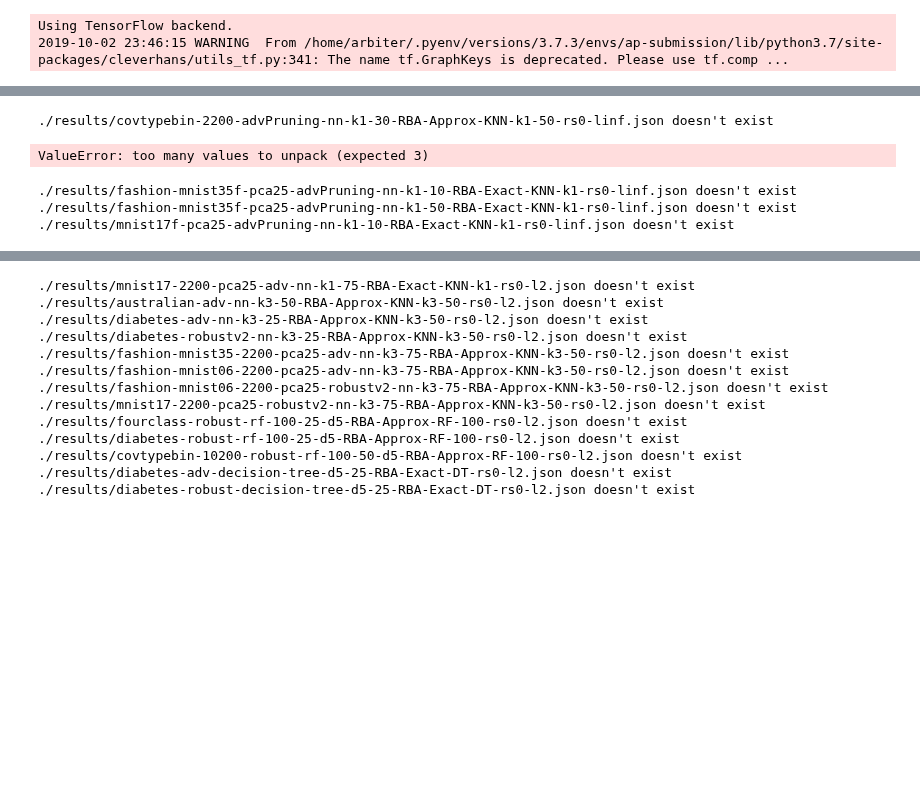
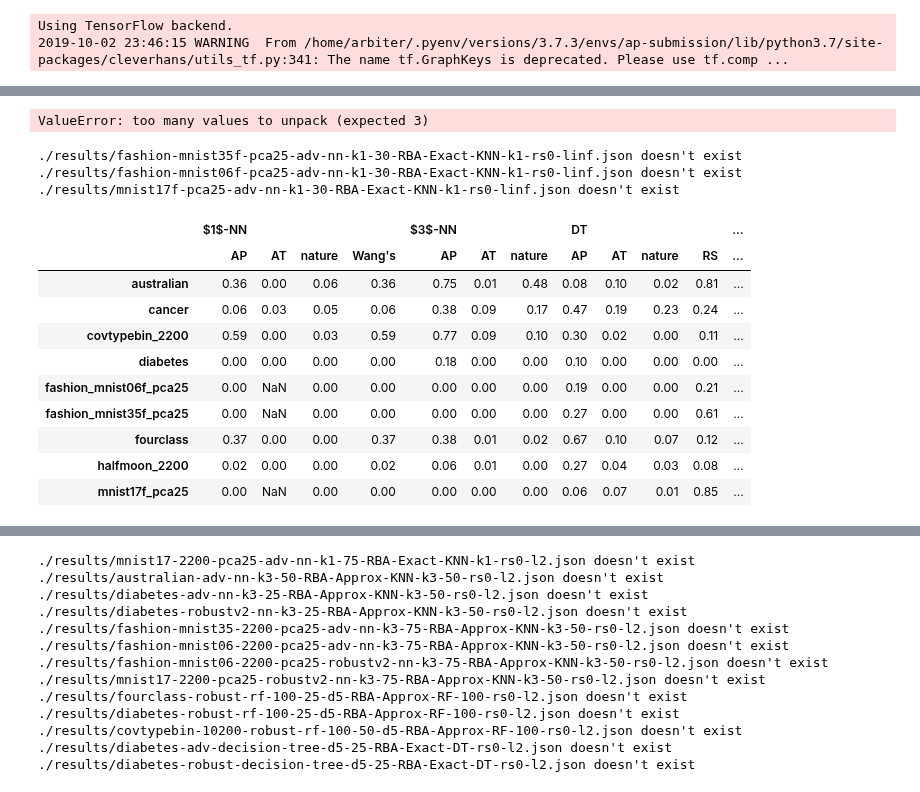
Before and after one commit to yangarbiter/adversarial-nonparametrics, a Jupyter notebook: plot.ipynb, the cells around one changed output, grey strips where cells are left out. Saved outputs shown, nothing was run; the diff lists cells and outputs as text; code cells hidden in the pictures; blank space fills up the shorter version.

```diff
--- a/plot.ipynb
+++ b/plot.ipynb
@@ -576,9 +575,8 @@ write_to_tex(attack_table(exp_name, grid_param), exp_name + '_table.tex')
 #_, exp_name, grid_param, _ = params_l2.compare_attacks()()
 #write_to_tex(attack_table(exp_name, grid_param), exp_name + '_table.tex')
 # %%
-exp_fns = [nn_k1_robustness_figs, nn_k3_robustness_figs, dt_robustness_figs, rf_robustness_figs,
-           params.nn_k1_approx_robustness_figs()]
-model_names = ["1-NN", "3-NN", "Decision tree", "Random forest", "1-NN"]
+exp_fns = [nn_k1_robustness_figs, nn_k3_robustness_figs, dt_robustness_figs, rf_robustness_figs]
+model_names = ["1-NN", "3-NN", "Decision tree", "Random forest"]
 def get_label_name(name):
     if 'advPruning' in name:
         return "AP"
@@ -666,8 +664,6 @@ write_to_tex(fig_str, 'defense_cmp_fig.tex')
 
 #fig_str = fig_paths_latex(transpose[5:], "defense-cmp2", caption)
 #write_to_tex(fig_str, 'defense_cmp2_fig.tex')
-# %% [output]
-./results/covtypebin-2200-advPruning-nn-k1-30-RBA-Approx-KNN-k1-50-rs0-linf.json doesn't exist
 # %%
 #_, exp_name, grid_param, _ = compare_nns()
 #
@@ -881,7 +877,62 @@ write_to_tex(table_str, exp_name + '_table.tex')
 #_, exp_name, _, _ = fn()
 #table_str = postprocess(fn, df, rename_columns, caption)
 #write_to_tex(table_str, exp_name + '_table.tex')
-# %% [output]
-./results/fashion-mnist35f-pca25-advPruning-nn-k1-10-RBA-Exact-KNN-k1-rs0-linf.json doesn't exist
-./results/fashion-mnist35f-pca25-advPruning-nn-k1-50-RBA-Exact-KNN-k1-rs0-linf.json doesn't exist
-./results/mnist17f-pca25-advPruning-nn-k1-10-RBA-Exact-KNN-k1-rs0-linf.json doesn't exist
+# %%
+_, exp_name, grid_params, _ = compare_defense()
+del grid_params[1]
+
+rename_columns = {
+    "knn1": ("$1$-NN", "nature"),
+    "adv_nn_k1_30": ("$1$-NN", "AT"),
+    "robustv2_nn_k1_30": ("$1$-NN", "Wang's"),
+    "advPruning_nn_k1_30": ("$1$-NN", "AP"),
+
+    "knn3": ("$3$-NN", "nature"),
+    "adv_nn_k3_30": ("$3$-NN", "AT"),
+    "advPruning_nn_k3_30": ("$3$-NN", "AP"),
+
+    "decision_tree_d5": ("DT", "nature"),
+    "adv_decision_tree_d5_30": ("DT", "AT"),
+    "robust_decision_tree_d5_30": ("DT", "RS"),
+    "advPruning_decision_tree_d5_30": ("DT", "AP"),
+
+    "random_forest_100_d5": ("RF", "nature"),
+    "adv_rf_100_30_d5": ("RF", "AT"),
+    "robust_rf_100_30_d5": ("RF", "RS"),
+    "advPruning_rf_100_30_d5": ("RF", "AP"),
+}
+
+def fun(elt):
+    if not elt:
+        return elt
+    for e in elt:
+        if e['eps'] == 0.3:
+            return e['tst_acc']
+    return elt
+
+table = []
+for grid_param in grid_params:
+    df = params_to_dataframe(grid_param, columns=[("tst_score"), 'results'])
+    df['results'] = df['results'].map(fun)
+    ret = {}
+    for dataset, d in df.groupby("dataset"):
+        ret.setdefault(dataset, {})
+        for model_name, md in d.groupby("model"):
+            ret[dataset][rename_columns[model_name]] = md['results'].values[0]
+    table.append(pd.DataFrame.from_dict(ret, orient='index'))
+pd.concat(table, axis=1)
+# %% [output]
+./results/fashion-mnist35f-pca25-adv-nn-k1-30-RBA-Exact-KNN-k1-rs0-linf.json doesn't exist
+./results/fashion-mnist06f-pca25-adv-nn-k1-30-RBA-Exact-KNN-k1-rs0-linf.json doesn't exist
+./results/mnist17f-pca25-adv-nn-k1-30-RBA-Exact-KNN-k1-rs0-linf.json doesn't exist
+|  | $1$-NN |  |  |  | $3$-NN |  |  | DT |  |  |  | ... |
+|  | AP | AT | nature | Wang's | AP | AT | nature | AP | AT | nature | RS | ... |
+| australian | 0.36 | 0.00 | 0.06 | 0.36 | 0.75 | 0.01 | 0.48 | 0.08 | 0.10 | 0.02 | 0.81 | ... |
+| cancer | 0.06 | 0.03 | 0.05 | 0.06 | 0.38 | 0.09 | 0.17 | 0.47 | 0.19 | 0.23 | 0.24 | ... |
+| covtypebin_2200 | 0.59 | 0.00 | 0.03 | 0.59 | 0.77 | 0.09 | 0.10 | 0.30 | 0.02 | 0.00 | 0.11 | ... |
+| diabetes | 0.00 | 0.00 | 0.00 | 0.00 | 0.18 | 0.00 | 0.00 | 0.10 | 0.00 | 0.00 | 0.00 | ... |
+| fashion_mnist06f_pca25 | 0.00 | NaN | 0.00 | 0.00 | 0.00 | 0.00 | 0.00 | 0.19 | 0.00 | 0.00 | 0.21 | ... |
+| fashion_mnist35f_pca25 | 0.00 | NaN | 0.00 | 0.00 | 0.00 | 0.00 | 0.00 | 0.27 | 0.00 | 0.00 | 0.61 | ... |
+| fourclass | 0.37 | 0.00 | 0.00 | 0.37 | 0.38 | 0.01 | 0.02 | 0.67 | 0.10 | 0.07 | 0.12 | ... |
+| halfmoon_2200 | 0.02 | 0.00 | 0.00 | 0.02 | 0.06 | 0.01 | 0.00 | 0.27 | 0.04 | 0.03 | 0.08 | ... |
+| mnist17f_pca25 | 0.00 | NaN | 0.00 | 0.00 | 0.00 | 0.00 | 0.00 | 0.06 | 0.07 | 0.01 | 0.85 | ... |
```
Also changed, not shown: parts of 4 cells of this notebook.
